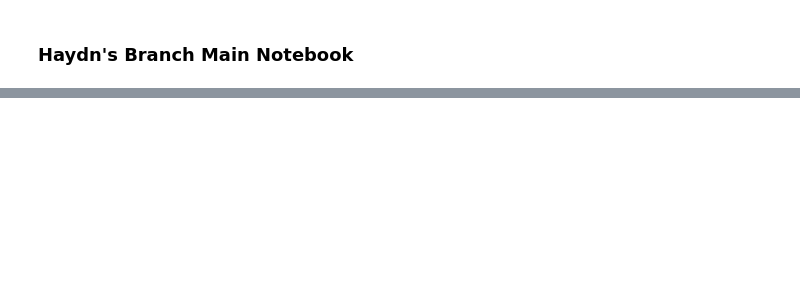
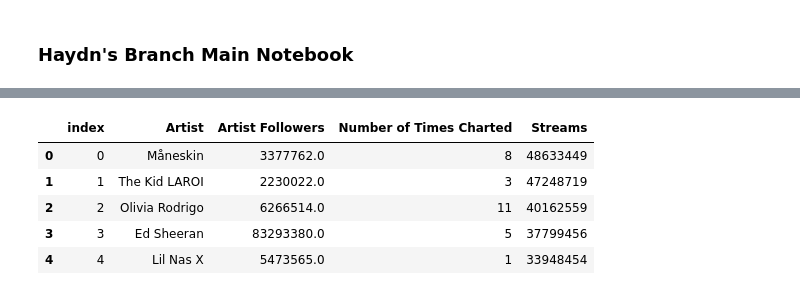
Before and after one commit to saharthejamal/project_one, a Jupyter notebook: Haydn-code.ipynb, the cells around one changed output, grey strips where cells are left out. Saved outputs shown, nothing was run; the diff lists cells and outputs as text; code cells hidden in the pictures; blank space fills up the shorter version.

```diff
--- a/Haydn-code.ipynb
+++ b/Haydn-code.ipynb
@@ -121,0 +169,29 @@ plt.bar(x_axis,top_20_artists,alpha=1,align="center")
+# %%
+# number of times charted vs artist followers
+
+artist_data_df = top200_df.loc[:, ['Artist','Artist Followers','Number of Times Charted','Streams']]
+
+artist_data_df.drop_duplicates(inplace=True)
+artist_data_df.drop_duplicates(subset=['Artist'],inplace=True)
+artist_data_df.head()
+artist_data_df['Artist Followers'] = artist_data_df['Artist Followers'].str.replace(' ','')
+artist_data_df['Artist Followers'] = artist_data_df['Artist Followers'].str.replace('"', '')
+artist_data_df['Artist Followers'] = artist_data_df['Artist Followers'].str.replace(',', '')
+artist_data_df['Artist Followers'] = artist_data_df['Artist Followers'].apply(pd.to_numeric)
+artist_data_df['Streams'] = artist_data_df['Streams'].str.replace(' ','')
+artist_data_df['Streams'] = artist_data_df['Streams'].str.replace('"', '')
+artist_data_df['Streams'] = artist_data_df['Streams'].str.replace(',', '')
+artist_data_df['Streams'] = artist_data_df['Streams'].apply(pd.to_numeric)
+artist_data_df.head()
+
+artist_data_df = artist_data_df.reset_index()
+
+# artist_followers_df = artist_followers_df.sort_values(by=['Artist Followers'],ascending=False).reset_index()
+artist_data_df.head()
+# %% [output]
+|  | index | Artist | Artist Followers | Number of Times Charted | Streams |
+| 0 | 0 | Måneskin | 3377762.0 | 8 | 48633449 |
+| 1 | 1 | The Kid LAROI | 2230022.0 | 3 | 47248719 |
+| 2 | 2 | Olivia Rodrigo | 6266514.0 | 11 | 40162559 |
+| 3 | 3 | Ed Sheeran | 83293380.0 | 5 | 37799456 |
+| 4 | 4 | Lil Nas X | 5473565.0 | 1 | 33948454 |
```
Also changed, not shown: parts of 16 cells of this notebook, 4 other files.
